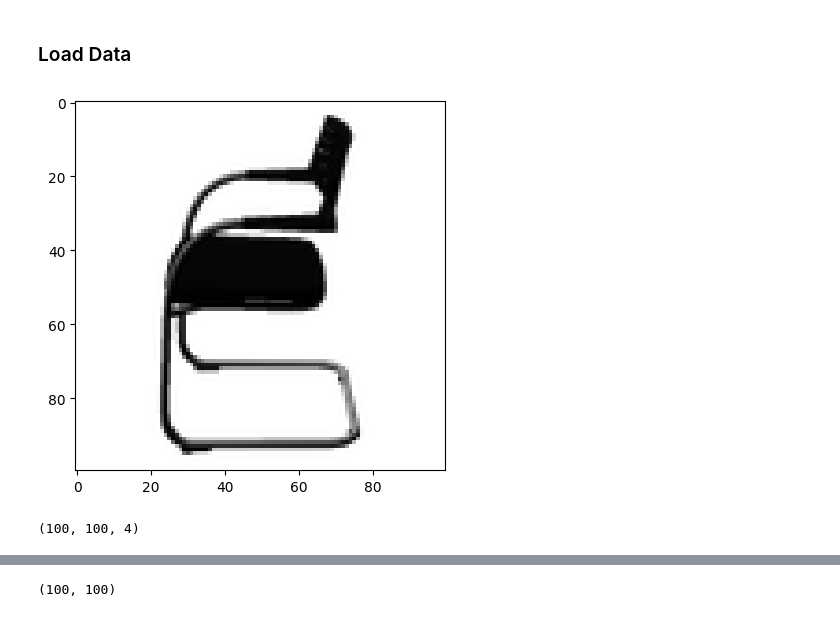
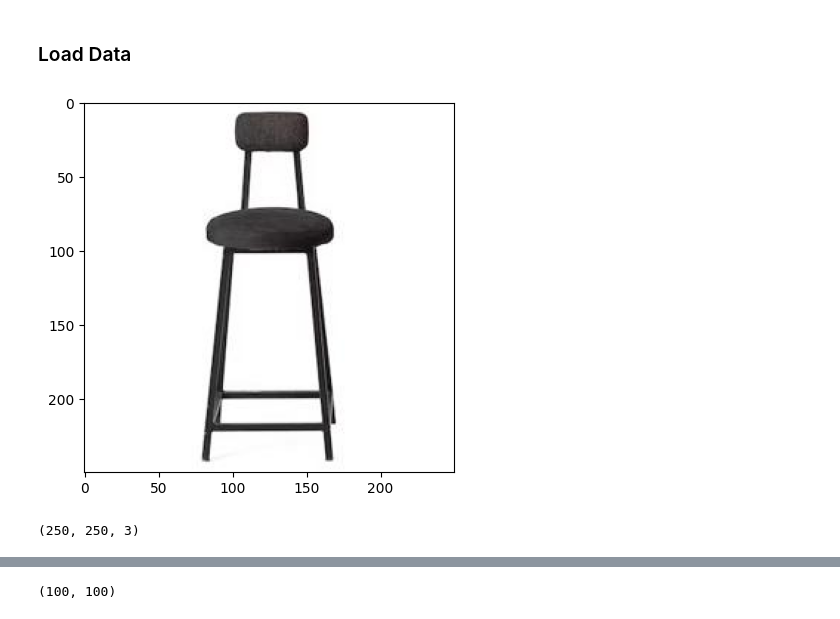
Before and after one commit to alexpapagio/chairs_GAN, a Jupyter notebook: notebooks/VAE_Autoencoder_Main.ipynb, the cells around one changed output, grey strips where cells are left out. Drawn from its saved outputs; the diff is of its cells as text; code cells hidden in the pictures.

```diff
--- a/notebooks/VAE_Autoencoder_Main.ipynb
+++ b/notebooks/VAE_Autoencoder_Main.ipynb
@@ -32,7 +44,7 @@ Num GPUs Available:  1
 # %%
 #Set the path to the folder containing the image as required
 
-train_path_4 = '..//raw_data/archive/cropped-seeing-3d-chairs-100x100-86k/'
+train_path_4 = '..//raw_data/archive/all_train'
 # %%
 def paginate_folder(dir_path, page_no, page_size):
     '''
@@ -60,15 +72,15 @@ def paginate_folder(dir_path, page_no, page_size):
 # %%
 #testing paginate_folder
 page = paginate_folder(train_path_4,1,10)
 
-plt.imshow(mpimg.imread(page[0]))
+plt.imshow(mpimg.imread(page[0]),cmap='gray')
 plt.show();
 # %% [output]
-[figure, old version]
+[figure, new version]
 # %%
 mpimg.imread(page[0]).shape
 # %% [output]
-(100, 100, 4)
+(250, 250, 3)
 # %%
 def page_numbers(dir_path, page_size):
     '''determine how many pages required for specific folder
```
Also changed, not shown: parts of 27 cells of this notebook.
